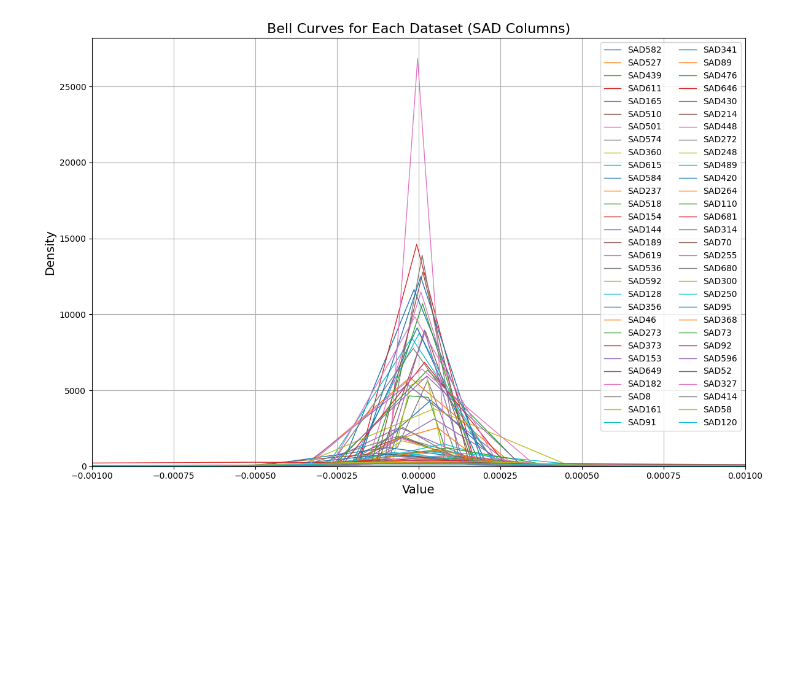
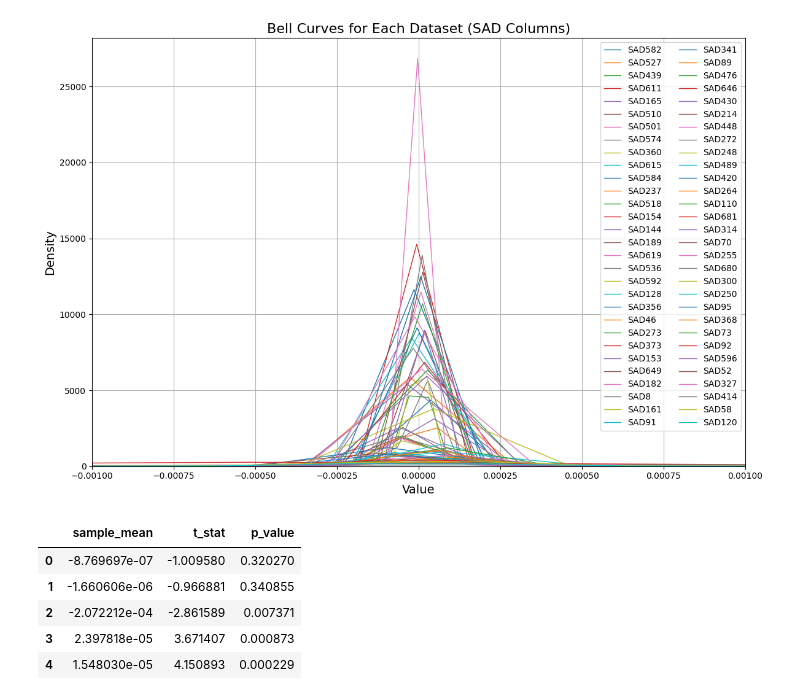
Before and after one commit to BoevaLab/GWAS-power, a Jupyter notebook: SAD_score_distribution.ipynb, the cells around one changed output. Saved outputs shown, nothing was run; the diff lists cells and outputs as text; code cells hidden in the pictures; blank space fills up the shorter version.

```diff
--- a/SAD_score_distribution.ipynb
+++ b/SAD_score_distribution.ipynb
@@ -97,3 +81,44 @@ plt.tight_layout()
 plt.show()
 # %% [output]
 [figure]
+# %%
+import pandas as pd
+import numpy as np
+from scipy.stats import ttest_1samp
+
+# Number of samples to generate
+total_samples = 10000
+sample_size = 33
+
+# storage for results
+results = []
+
+
+for _ in range(total_samples):
+    # randomly select a row
+    random_row = combined_df.sample(n=1, axis=0).iloc[0]
+
+    # sample 33 SAD values from the row
+    sample = random_row.sample(n=sample_size, replace=False)
+
+    # perform a one sample t-test; Null hypothesis u = 0
+    t_stat, p_value = ttest_1samp(sample, popmean=0)
+
+    # store results
+    results.append({
+        "sample_mean": sample.mean(),
+        "t_stat": t_stat,
+        "p_value": p_value
+    })
+
+
+results_df = pd.DataFrame(results)
+
+results_df.head()
+# %% [output]
+|  | sample_mean | t_stat | p_value |
+| 0 | -8.769697e-07 | -1.009580 | 0.320270 |
+| 1 | -1.660606e-06 | -0.966881 | 0.340855 |
+| 2 | -2.072212e-04 | -2.861589 | 0.007371 |
+| 3 | 2.397818e-05 | 3.671407 | 0.000873 |
+| 4 | 1.548030e-05 | 4.150893 | 0.000229 |
```
Also changed, not shown: parts of 5 cells of this notebook, 1 other file.
